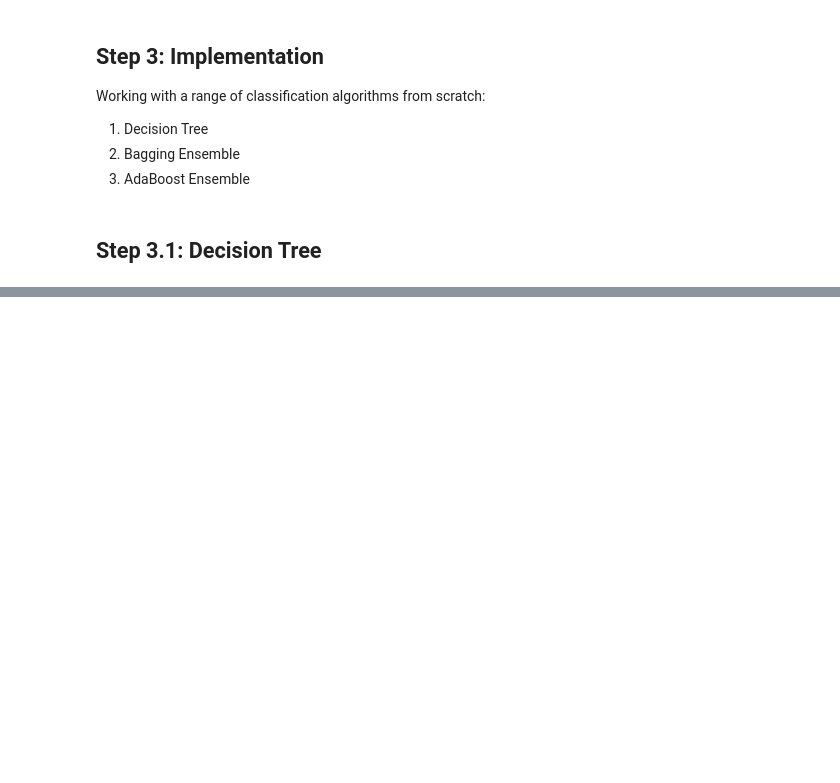
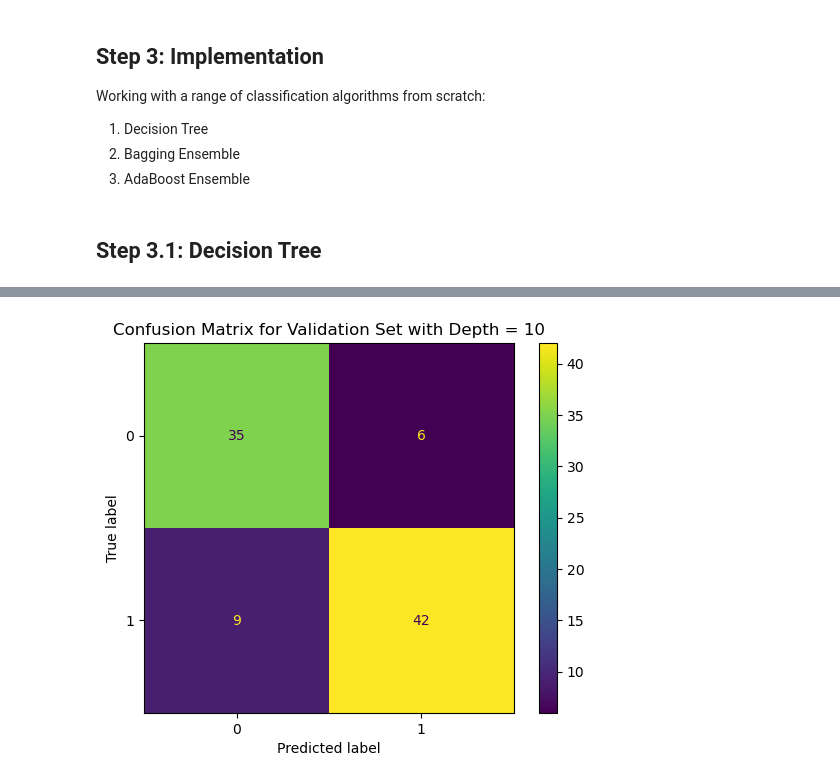
Before and after one commit to ranimeshehata/Heart-Failure-Classification-Problem, a Jupyter notebook: Heart Failure Classification Problem/Classifiers.ipynb, the cells around one changed output, grey strips where cells are left out. Saved outputs shown, nothing was run; the diff lists cells and outputs as text; code cells hidden in the pictures; blank space fills up the shorter version.

```diff
--- a/Heart Failure Classification Problem/Classifiers.ipynb
+++ b/Heart Failure Classification Problem/Classifiers.ipynb
@@ -280,18 +284,3 @@ class DecisionTree:
     # Predict the classes of multiple samples
     def predict_all(self, X):
         return np.array([self.predict(x_sample, self.root) for x_sample in X])
-# %%
-# Train the decision tree
-tree = DecisionTree(max_depth=8, min_samples_split=2)
-tree.fit(X_train.values, y_train.values)
-
-# Predict the classes of the test set
-y_pred = tree.predict_all(X_test.values)
-
-from sklearn.metrics import accuracy_score, classification_report, confusion_matrix
-accuracy = accuracy_score(y_test, y_pred)
-print(f"Accuracy: {accuracy * 100:.4f}%")
-print("\nClassification Report:")
-print(classification_report(y_test, y_pred))
-print("\nConfusion Matrix:")
-print(confusion_matrix(y_test, y_pred))
@@ -353,0 +452,79 @@ Best max_depth: 5, Best min_samples_split: 2, Best Validation Accuracy: 0.8478
+# %%
+# Find the best hyperparameters
+
+
+
+# best_depth = None
+# best_min_samples = None
+# best_val_accuracy = -1
+
+# for depth in results_decision_tree:
+#     for min_samples in range(2,11):
+#         val_accuracy = results_decision_tree[depth]["val_accuracy"][min_samples-2]
+#         if val_accuracy > best_val_accuracy:
+#             best_val_accuracy = val_accuracy
+#             best_depth = depth
+#             best_min_samples = min_samples
+
+# print(f"Best Depth: {best_depth}")
+# print(f"Best Min Samples: {best_min_samples}")
+# print(f"Best Validation Accuracy: {best_val_accuracy * 100:.4f}%")
+
+# # Train the decision tree with the best hyperparameters
+# tree = DecisionTree(max_depth=best_depth, min_samples_split=best_min_samples)
+# tree.fit(X_train.values, y_train.values)
+
+# # Predict the classes of the test set
+# y_pred_test = tree.predict_all(X_test.values)
+
+# from sklearn.metrics import accuracy_score, classification_report, confusion_matrix
+# test_accuracy = accuracy_score(y_test, y_pred_test)
+# print(f"Test Accuracy: {test_accuracy * 100:.4f}%")
+# print("\nClassification Report:")
+# print(classification_report(y_test, y_pred_test))
+
+# f1_score_test = f1_score(y_test, y_pred_test, average='weighted')
+# print(f"Test F1 Score: {f1_score_test * 100:.4f}%")
+
+# cm = confusion_matrix(y_test, y_pred_test)
+# disp = ConfusionMatrixDisplay(confusion_matrix=cm, display_labels=list(range(2)))
+# disp.plot(cmap='viridis', values_format='d')
+# plt.title(f"Confusion Matrix for Test Set with Depth = {best_depth}")
+# plt.show()
+
+
+
+
+
+best_depth = None
+best_min_samples = None
+best_val_accuracy = 0
+
+for depth, metrics in results_decision_tree.items():
+    for i, val_acc in enumerate(metrics["val_accuracy"]):
+        if val_acc > best_val_accuracy:
+            best_val_accuracy = val_acc
+            best_depth = depth
+            best_min_samples = i + 2  # since min_samples starts from 2
+
+print(f"Best Hyperparameters: Depth = {best_depth}, Min Samples Split = {best_min_samples}")
+print(f"Best Validation Accuracy: {best_val_accuracy * 100:.4f}%")
+
+# Train the decision tree with the best hyperparameters
+tree = DecisionTree(max_depth=best_depth, min_samples_split=best_min_samples)
+tree.fit(X_train.values, y_train.values)
+
+# Predict the classes of the validation set
+y_val_pred = tree.predict_all(X_val.values)
+
+# Calculate the F1 score for the validation set
+f1_score_val = f1_score(y_val, y_val_pred, average='weighted')
+print(f"Validation F1 Score: {f1_score_val * 100:.4f}%")
+
+# Display the confusion matrix for the validation set
+cm = confusion_matrix(y_val, y_val_pred)
+disp = ConfusionMatrixDisplay(confusion_matrix=cm, display_labels=list(range(2)))
+disp.plot(cmap='viridis', values_format='d')
+plt.title(f"Confusion Matrix for Validation Set with Depth = {best_depth}")
+plt.show()
+# %% [output]
@@ -353,0 +534 @@ Best max_depth: 5, Best min_samples_split: 2, Best Validation Accuracy: 0.8478
+[figure, added]
```
Also changed, not shown: parts of 6 cells of this notebook, 1 other file.
